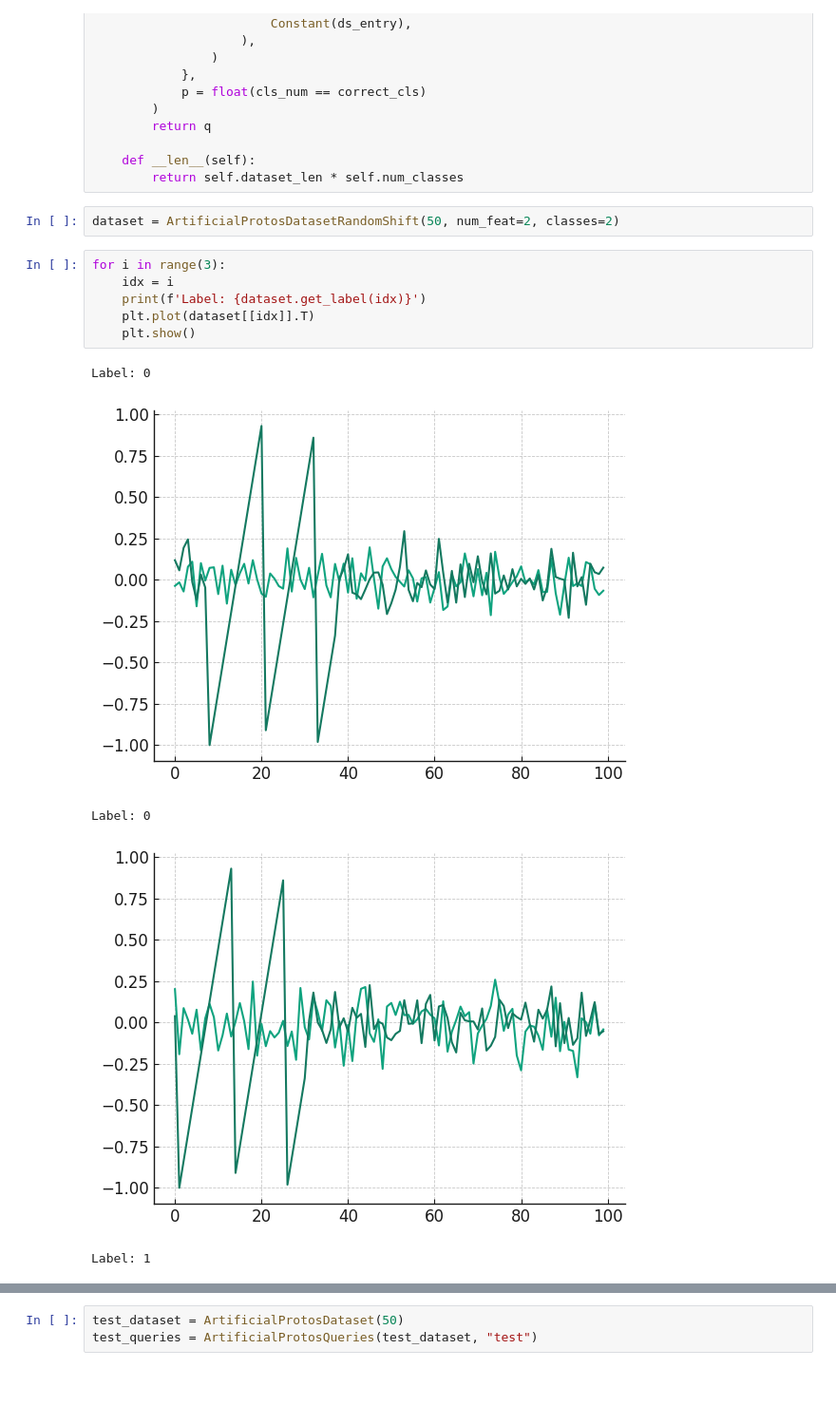
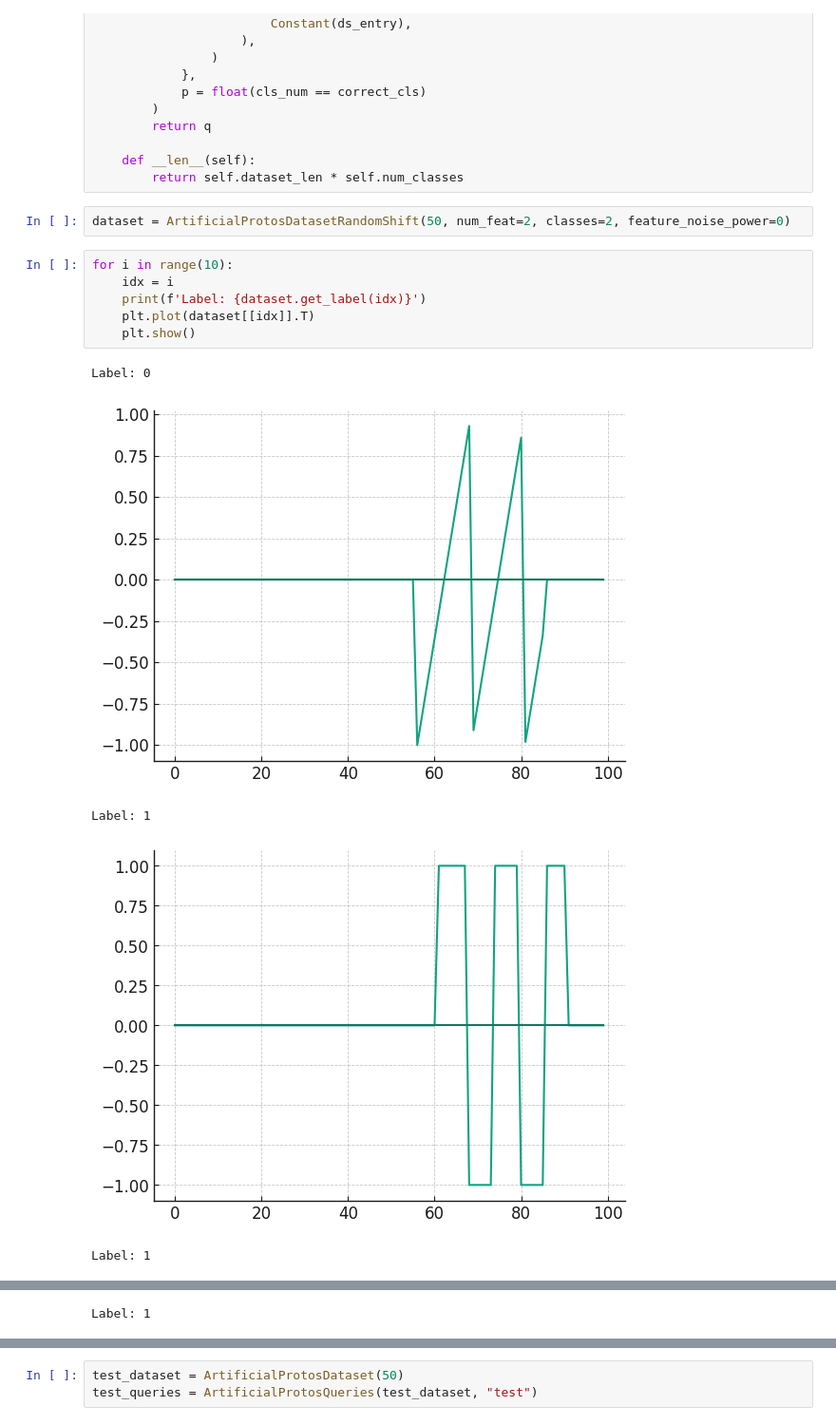
Before and after one commit to bmalkus/ProtoTSNet-DPL, a Jupyter notebook: dpl.ipynb, the cells around one changed output, grey strips where cells are left out. Shown at 95% size. Saved outputs shown, nothing was run; the diff lists cells and outputs as text; blank space fills up the shorter version.

Commit message:
Working artificial examples with shift

```diff
--- a/dpl.ipynb
+++ b/dpl.ipynb
@@ -67,16 +67,16 @@ class ArtificialProtosQueries(DPLDataset):
     def __len__(self):
         return self.dataset_len * self.num_classes
 # %%
-dataset = ArtificialProtosDatasetRandomShift(50, num_feat=2, classes=2)
+dataset = ArtificialProtosDatasetRandomShift(50, num_feat=2, classes=2, feature_noise_power=0)
 # %%
-for i in range(3):
+for i in range(10):
     idx = i
     print(f'Label: {dataset.get_label(idx)}')
     plt.plot(dataset[[idx]].T)
     plt.show()
 # %% [output]
 Label: 0
-[figure, old version]
+[figure, new version]
-Label: 0
+Label: 1
-[figure, old version]
+[figure, new version]
 Label: 1
@@ -83,0 +84 @@ Label: 1
+Label: 1
```
Also changed, not shown: parts of 1 cell of this notebook, 3 other files.
